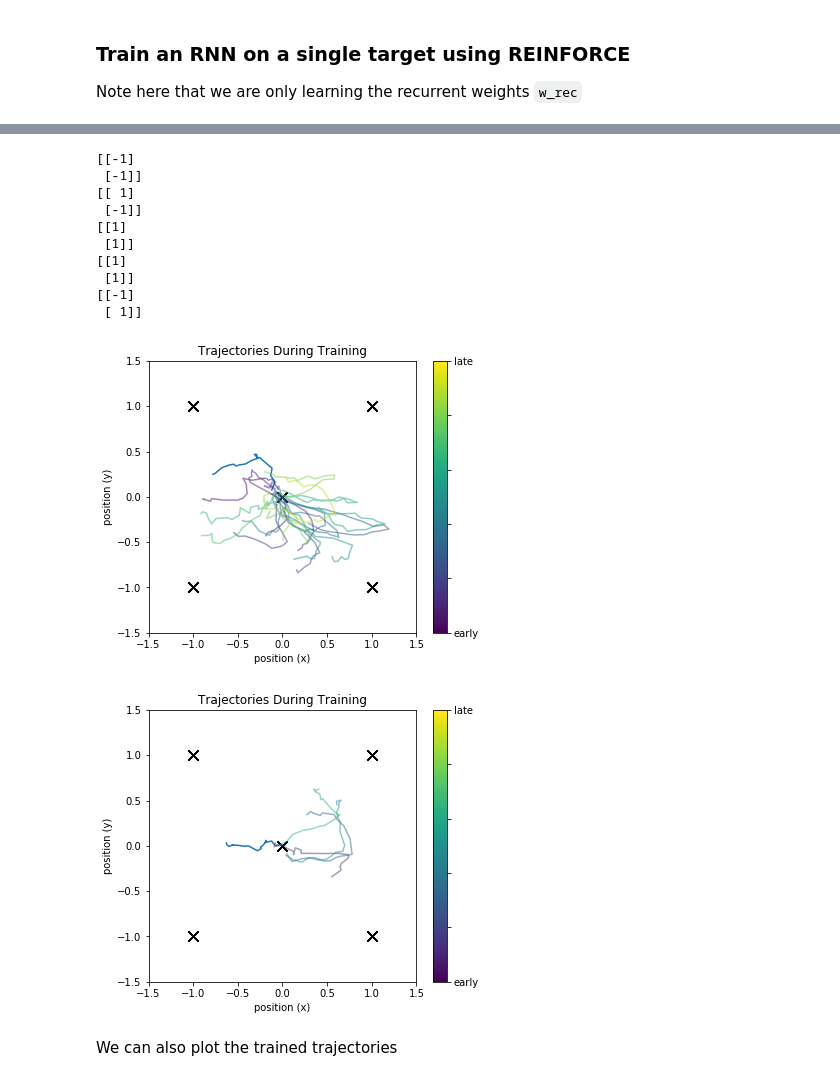
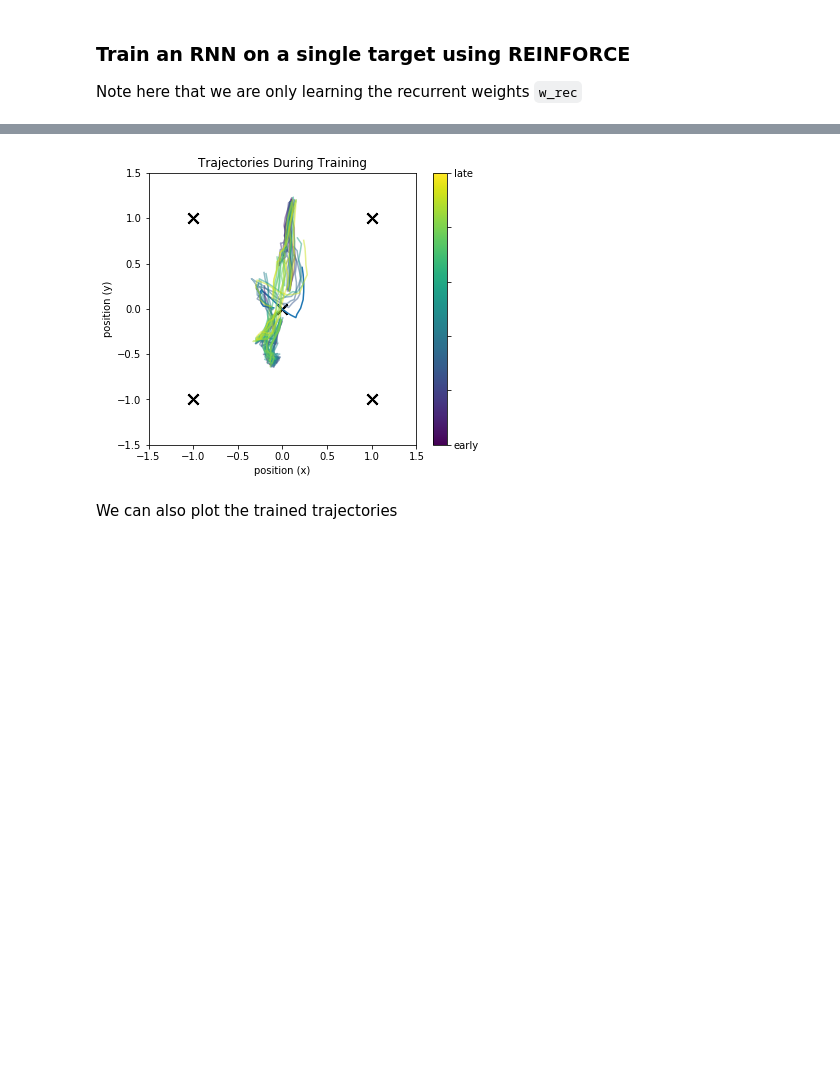
Before and after one commit to jacobfulano/rnn-learning, a Jupyter notebook: examples/Example5-REINFORCE.ipynb, the cells around one changed output, grey strips where cells are left out. Drawn from its saved outputs; the diff is of its cells as text; code cells hidden in the pictures; blank space fills up the shorter version.

```diff
--- a/examples/Example5-REINFORCE.ipynb
+++ b/examples/Example5-REINFORCE.ipynb
@@ -147,15 +162,16 @@ r_av [0]
 # %%
 trial_duration = 20
 n_in=4
-frac_on = 0.5
+frac_on = 0.4
 
 x_tonic = 0.0*np.ones((trial_duration, n_in)) # shape 20 x 4 i.e. time x channel
 x_pulse1 = x_tonic.copy()
 x_pulse2 = x_tonic.copy()
 x_pulse3 = x_tonic.copy()
 x_pulse4 = x_tonic.copy()
+# changing input can help...a bit
 x_pulse1[0:int(trial_duration*frac_on),0] = 1
-x_pulse2[0:int(trial_duration*frac_on),1] = 1
+x_pulse2[0:int(trial_duration*frac_on),1] = -1
 x_pulse3[0:int(trial_duration*frac_on),2] = 1
 x_pulse4[0:int(trial_duration*frac_on),3] = 1
 
@@ -165,43 +181,34 @@ task3 = Task(x_in=x_pulse3,y_target=np.asarray([[1],[-1]]))
 task4 = Task(x_in=x_pulse4,y_target=np.asarray([[-1],[-1]]))
 # %%
 # Set RNN Parameters
+# eta rec 0.1, 0.025
+#sig_rec 0.1, 0.05
 params = RNNparams(n_in=4,n_rec=50,n_out=2,tau_rec=5,
-               eta_in=0.1,eta_rec=0.1,eta_out=0.1,
-               sig_in=0.0,sig_rec=0.1,sig_out=0.01,
+               eta_in=0.1,eta_rec=0.025,eta_out=0.1,
+               sig_in=0.01,sig_rec=0.05,sig_out=0.01,
                velocity_transform=False,
-               rng=np.random.RandomState(1))
+               rng=np.random.RandomState(0))
 
 # Initialize RNN
 net = RNN(params)
 
 
 # initialize simulation
 sim = Simulation(net)
 
 # instantiate learning algorithm
 # Specify particular matrix/unit to apply algorithm
-reinforce = REINFORCE(net,apply_to=['w_rec'],online=False,sig_xi=0.5,tau_reward=5)
-rflo = RFLO(net,apply_to=['w_rec','w_out'],online=True)
+reinforce = REINFORCE(net,apply_to=['w_rec'],online=False,sig_xi=1,tau_reward=20)
+rflo = RFLO(net,apply_to=['w_in','w_rec','w_out'],online=True)
 
 # SOMETHIHNG IS STRANGE HERE -  SOMETHHING IS WRONG WITHH ALGO regardless of online=False or True...eventually ends up at same target?
 
 
-sim.run_session(n_trials=20, tasks=[task1,task2,task3,task4], learn_alg=[rflo], probe_types=['h','y_out','pos'], plot=True, plot_freq=1)
+#sim.run_session(n_trials=1, tasks=[task1,task2,task3,task4], learn_alg=[rflo], probe_types=['h','y_out','pos'], plot=True, plot_freq=1)
 
-sim.run_session(n_trials=5, tasks=[task1,task2,task3,task4], learn_alg=[reinforce], probe_types=['h','y_out','pos'], plot=True, plot_freq=1)
+sim.run_session(n_trials=5000, tasks=[task1,task2,task3,task4], learn_alg=[reinforce], probe_types=['h','y_out','pos'], plot=True, plot_freq=100)
 # %% [output]
-[[-1]
- [-1]]
-[[ 1]
- [-1]]
-[[1]
- [1]]
-[[1]
- [1]]
-[[-1]
- [ 1]]
-[figure, old version]
+[figure, new version]
-[figure, removed]
 # %% [markdown]
 We can also plot the trained trajectories
 # %%
```
Also changed, not shown: parts of 6 cells of this notebook, 9 other files.
